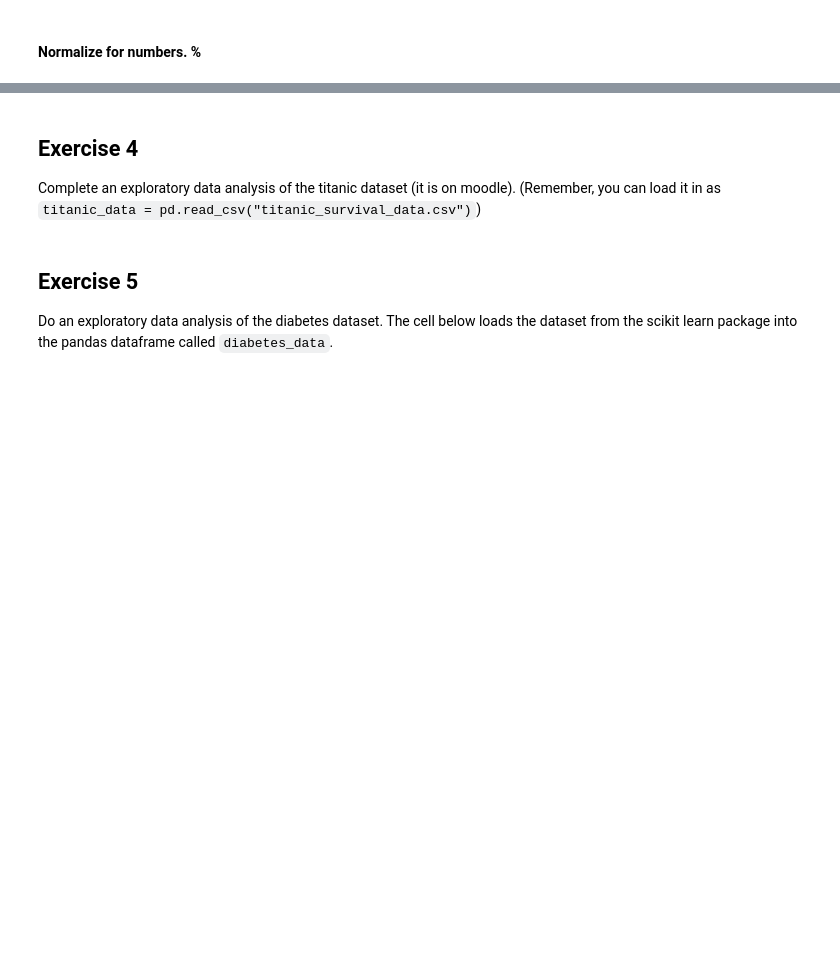
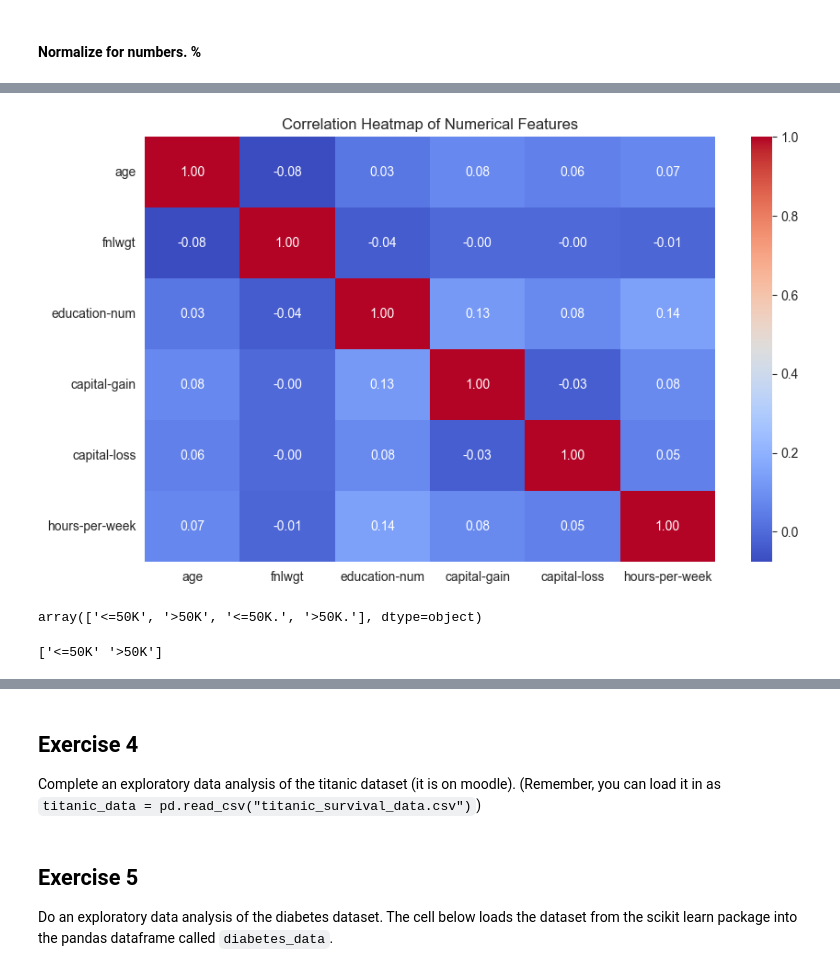
Before and after one commit to jonathanLOlsen/Data-and-things, a Jupyter notebook: 2) Data transformation and exploratory data analysis/e/Exercises in DT and EDA.ipynb, the cells around one changed output, grey strips where cells are left out. Saved outputs shown, nothing was run; the diff lists cells and outputs as text; code cells hidden in the pictures; blank space fills up the shorter version.

```diff
--- a/2) Data transformation and exploratory data analysis/e/Exercises in DT and EDA.ipynb
+++ b/2) Data transformation and exploratory data analysis/e/Exercises in DT and EDA.ipynb
@@ -427,0 +500,23 @@ plt.show()
+# %%
+# Select only numeric columns
+numeric_data = adult_data.select_dtypes(include=['number'])
+
+# Plot the correlation heatmap
+plt.figure(figsize=(10, 6))
+sns.heatmap(numeric_data.corr(), annot=True, cmap="coolwarm", fmt=".2f")
+plt.title("Correlation Heatmap of Numerical Features")
+plt.show()
+# %% [output]
+[figure, added]
+# %%
+adult_data['income'].unique()
+# %% [output]
+array(['<=50K', '>50K', '<=50K.', '>50K.'], dtype=object)
+# %%
+# Strip whitespace and periods from 'income' column
+adult_data['income'] = adult_data['income'].str.strip().str.replace(r'\.$', '', regex=True)
+
+# Verify that it worked
+print(adult_data['income'].unique())
+# %% [output]
+['<=50K' '>50K']
```
Also changed, not shown: parts of 16 cells of this notebook, 2 other files.
